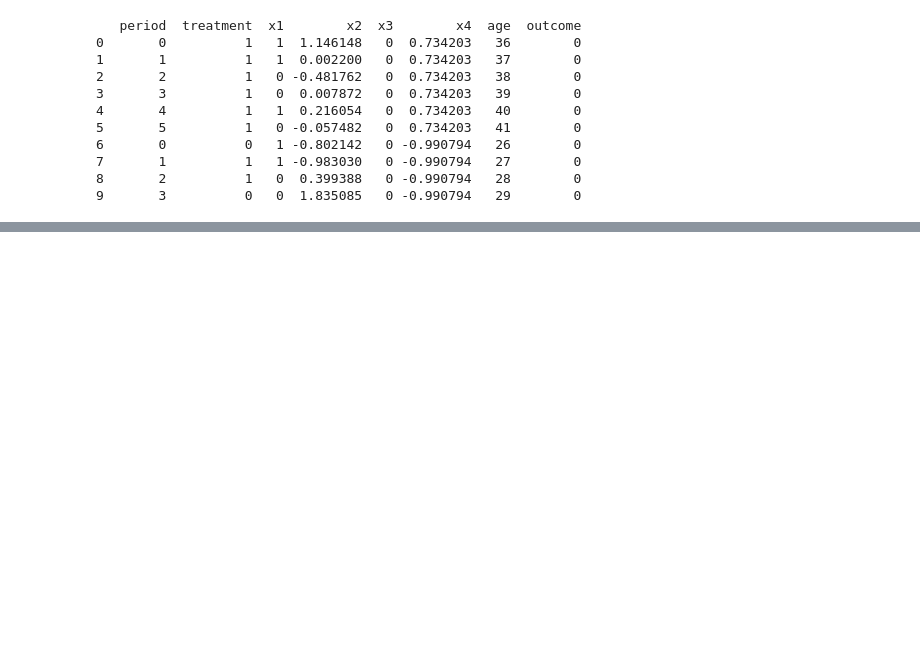
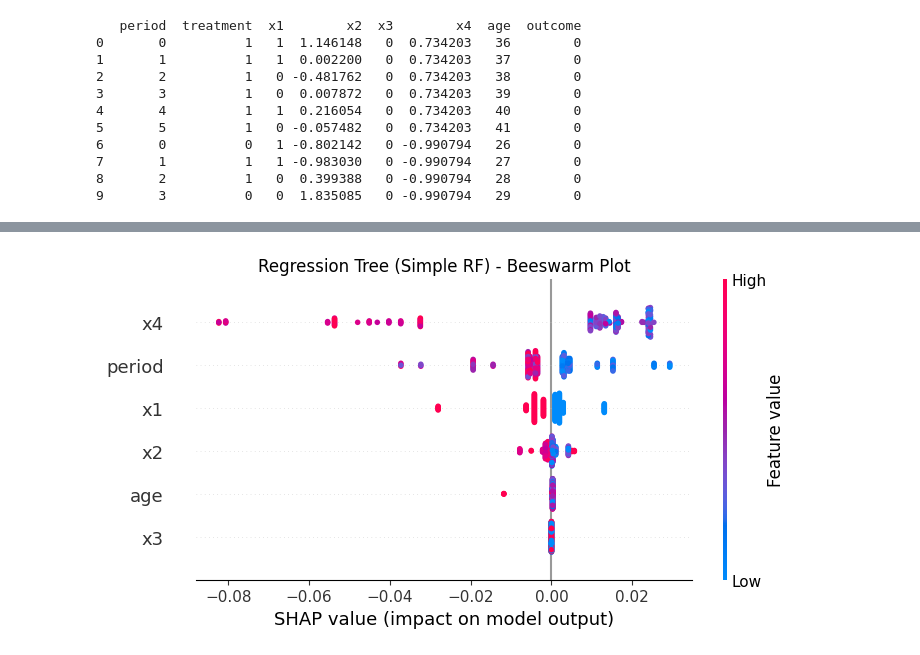
Before and after one commit to tobsilog/VTE, a Jupyter notebook: SHAP/tte-data.ipynb, the cells around one changed output, grey strips where cells are left out. Saved outputs shown, nothing was run; the diff lists cells and outputs as text; code cells hidden in the pictures; blank space fills up the shorter version.

Commit message:
SHAP interpretation-tte dataset

```diff
--- a/SHAP/tte-data.ipynb
+++ b/SHAP/tte-data.ipynb
@@ -27,3 +32,6 @@ print(tte_data.head(10))
 # %%
 treatment = 'treatment'
 outcome = 'outcome'
+
+X = tte_data.drop(columns=[outcome])
+y = tte_data[outcome]
@@ -29,0 +104,15 @@ outcome = 'outcome'
+# %%
+SRF_reg = shap.TreeExplainer(reg_SRF)
+shap_SRF_reg = SRF_reg.shap_values(X_features)
+
+shap_explanation_SRF = shap.Explanation(
+    values=shap_SRF_reg,
+    data=X_features.values,
+    feature_names=X_features.columns.tolist()
+)
+
+shap.plots.beeswarm(shap_explanation_SRF, show=False)
+plt.title("Regression Tree (Simple RF) - Beeswarm Plot")
+plt.show()
+# %% [output]
+[figure, added]
```
Also changed, not shown: parts of 6 cells of this notebook.
